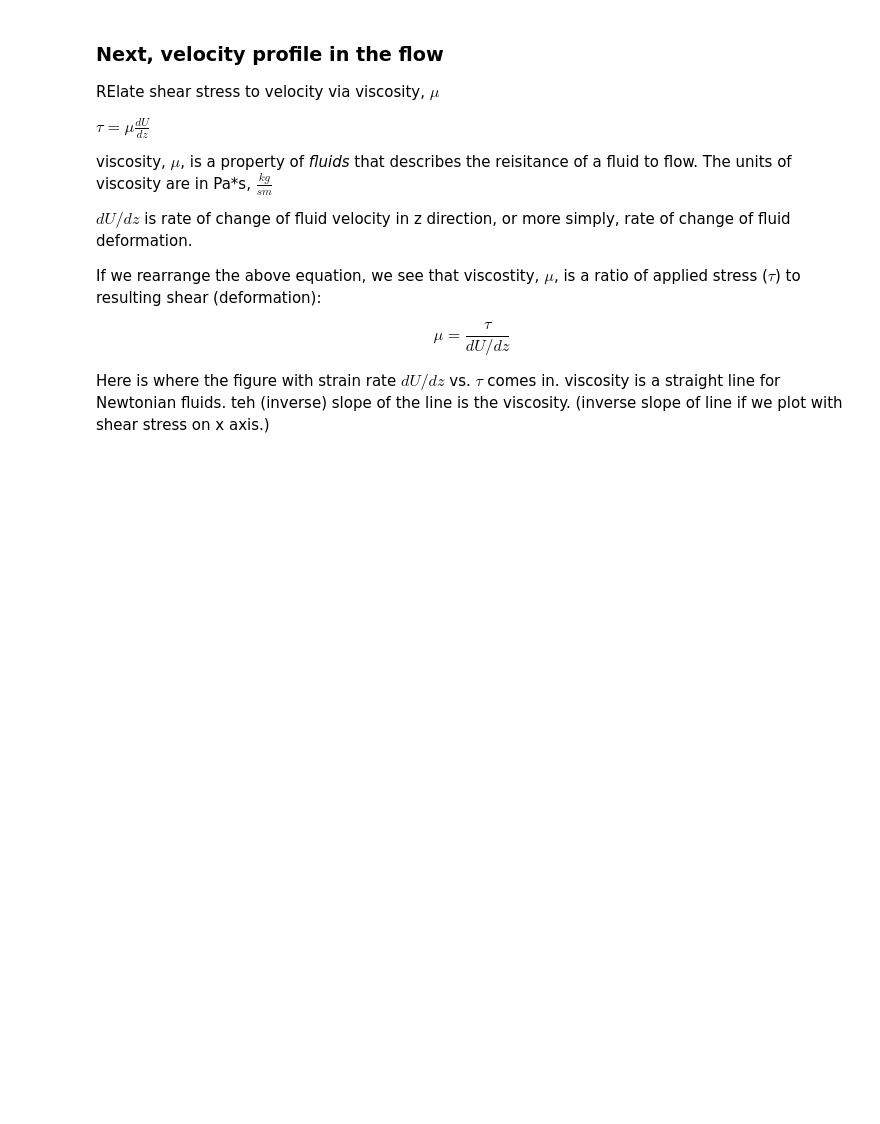
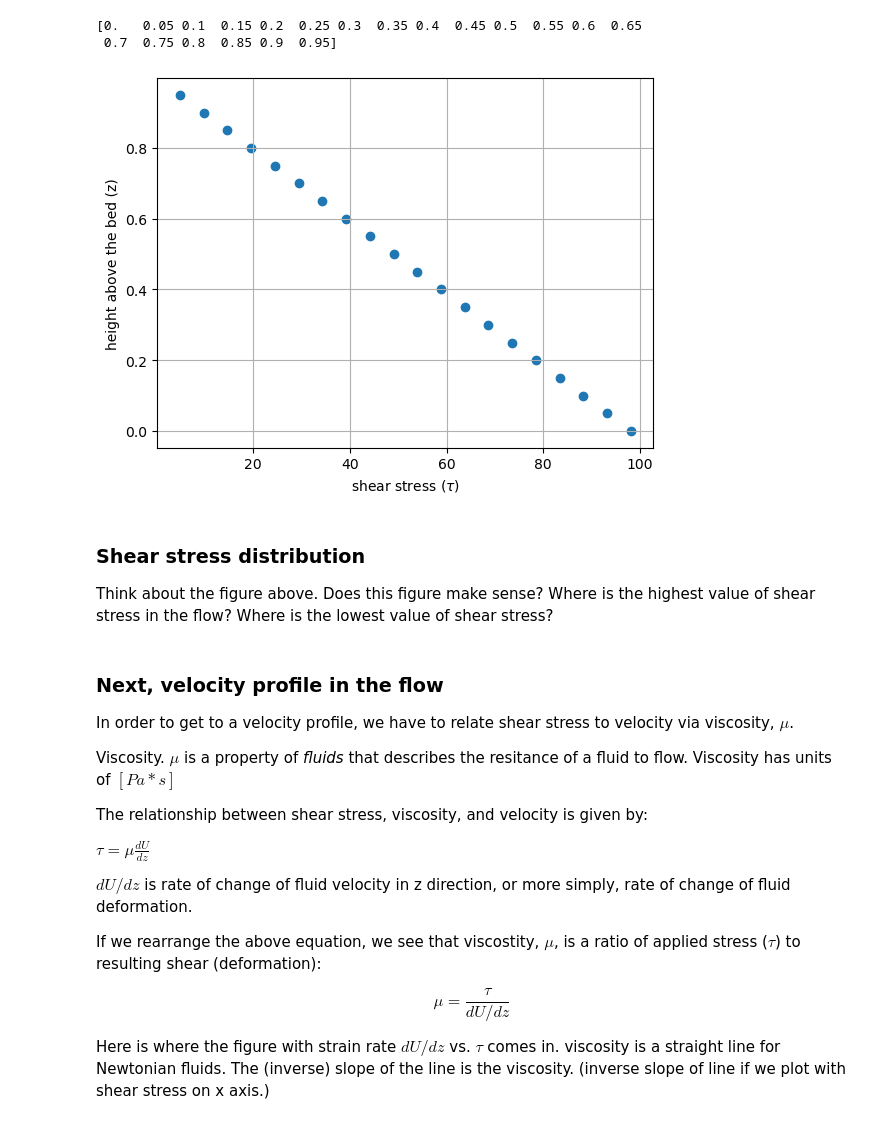
Before and after one commit to alangston/teaching_notebooks, a Jupyter notebook: shearstress_velocityprof/shear_stress_laminar_profile.ipynb, the cells around one changed output. Saved outputs shown, nothing was run; the diff lists cells and outputs as text; code cells hidden in the pictures; blank space fills up the shorter version.

Commit message:
update velocity profiles

```diff
--- a/shearstress_velocityprof/shear_stress_laminar_profile.ipynb
+++ b/shearstress_velocityprof/shear_stress_laminar_profile.ipynb
@@ -70,0 +139,7 @@ print(tau_z)
+# %%
+# Reminder: if you want to see the value of a variable, you can use a print statement.
+# for example, in this cell, I have typed print(z_arry), and the values in z_array are printed below.
+print(z_array)
+# %% [output]
+[0.   0.05 0.1  0.15 0.2  0.25 0.3  0.35 0.4  0.45 0.5  0.55 0.6  0.65
+ 0.7  0.75 0.8  0.85 0.9  0.95]
@@ -71,17 +155,25 @@ print(tau_z)
 # %%
+# Now we can plot shear stress vs. height above the channel bed
 plt.figure()
 plt.scatter(tau_z, z_array)
 plt.xlabel(r"shear stress ($\tau$)")
-plt.ylabel("depth (z)")
+plt.ylabel("height above the bed (z)")
 plt.grid()
+# %% [output]
+[figure, added]
+# %% [markdown]
+### Shear stress distribution
+Think about the figure above. Does this figure make sense? Where is the highest value of shear stress in the flow? Where is the lowest value of shear stress?
 # %% [markdown]
 ### Next, velocity profile in the flow
 
-RElate shear stress to velocity via viscosity, $\mu$
+In order to get to a velocity profile, we have to relate shear stress to velocity via viscosity, $\mu$.
+
+Viscosity. $\mu$ is a property of *fluids* that describes the resitance of a fluid to flow. Viscosity has units of $[Pa*s]$
+
+The relationship between shear stress, viscosity, and velocity is given by:
 
 $\tau = \mu \frac{d U}{dz} $
-
-viscosity, $\mu$, is a property of *fluids* that describes the reisitance of a fluid to flow. The units of viscosity are in Pa*s, $\frac{kg}{sm}$
 
 $dU/dz$ is rate of change of fluid velocity in z direction, or more simply, rate of change of fluid deformation.
 
@@ -91,5 +183,5 @@ If we rearrange the above equation, we see that viscostity, $\mu$, is a ratio of
 \mu = \frac{\tau}{dU/dz}
 \end{equation}
 
-Here is where the figure with strain rate $dU/dz$ vs. $\tau$ comes in. viscosity is a straight line for Newtonian fluids. teh (inverse) slope of the line is the viscosity. (inverse slope of line if we plot with shear stress on x axis.)
+Here is where the figure with strain rate $dU/dz$ vs. $\tau$ comes in. viscosity is a straight line for Newtonian fluids. The (inverse) slope of the line is the viscosity. (inverse slope of line if we plot with shear stress on x axis.)
 # %%
```
Also changed, not shown: parts of 20 cells of this notebook, 4 other files.
